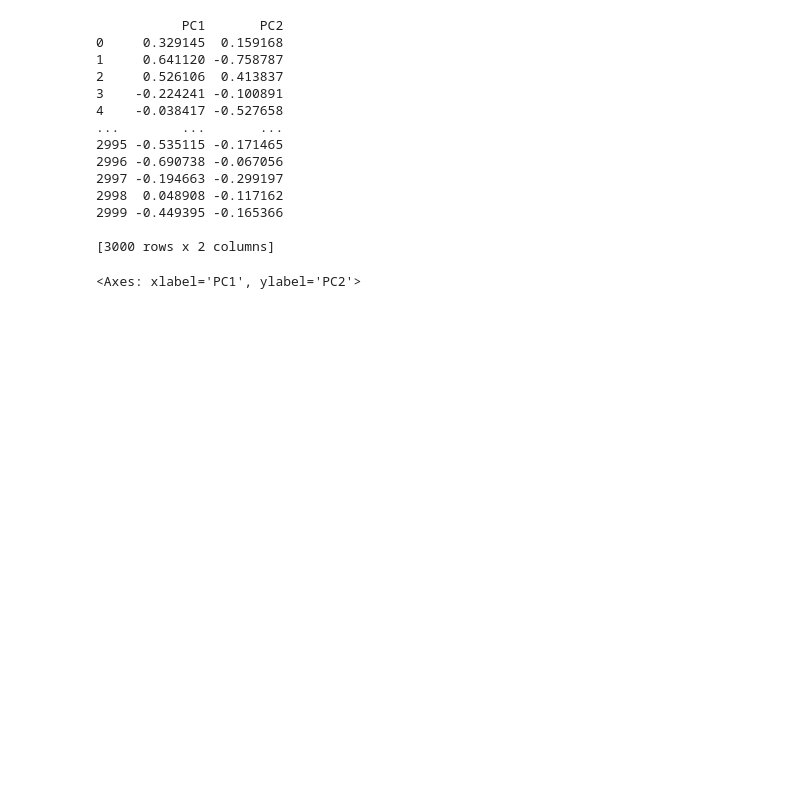
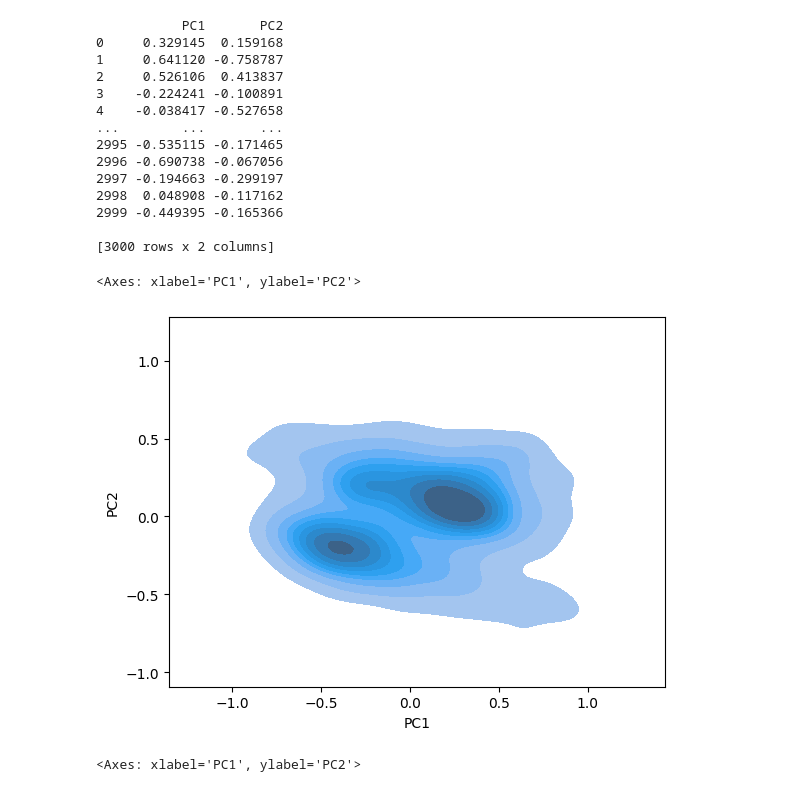
Before and after one commit to AnnaIPC/Python, a Jupyter notebook: exercises/Exercise004.ipynb, the cells around one changed output. Cells and saved outputs as stored; diff of their text form; code cells hidden in the pictures; blank space fills up the shorter version.

```diff
--- a/exercises/Exercise004.ipynb
+++ b/exercises/Exercise004.ipynb
@@ -296,6 +296,11 @@ print(pc_df)
 2999 -0.449395 -0.165366
 
 [3000 rows x 2 columns]
+# %%
+sns.kdeplot( data=pc_df, x='PC1', y='PC2',fill=True) # density contour plot
+# %% [output]
+<Axes: xlabel='PC1', ylabel='PC2'>
+[figure, added]
 # %%
 sns.scatterplot(
    data=pc_df,
```
Also changed, not shown: parts of 4 cells of this notebook.
